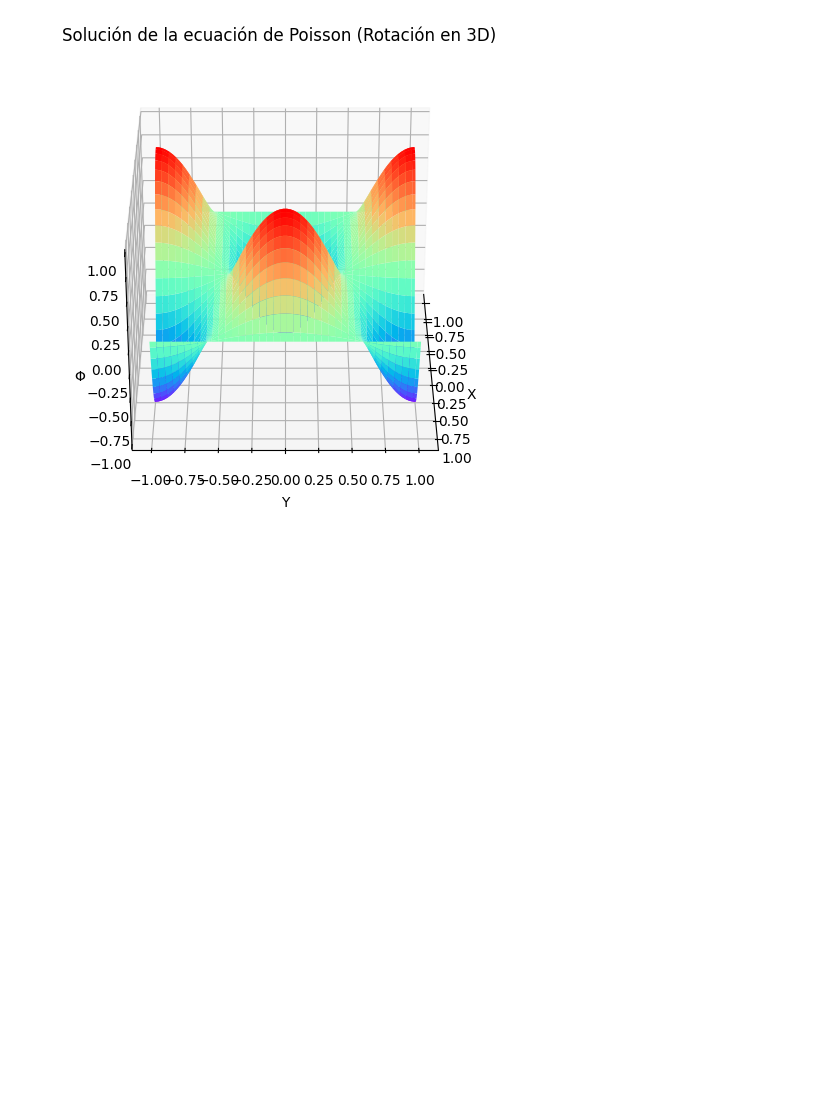
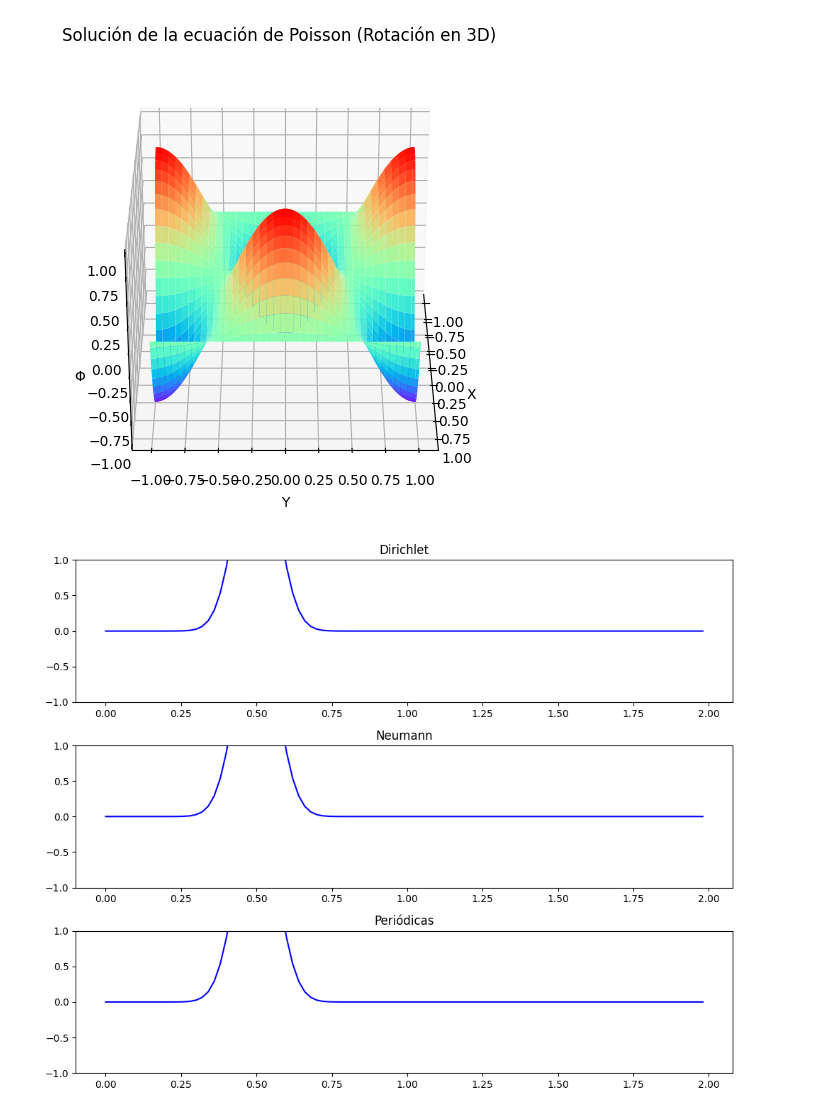
Before and after one commit to CatalinaFlorez/Metodos-Computacionales-2---Borrero-Florez, a Jupyter notebook: taller 4.ipynb, the cells around one changed output. Cells and saved outputs as stored; diff of their text form; code cells hidden in the pictures; blank space fills up the shorter version.

```diff
--- a/taller 4.ipynb
+++ b/taller 4.ipynb
@@ -127,3 +127,82 @@ anim.save('rotacion_3d.mp4', writer='ffmpeg')  # Requiere tener instalado ffmpeg
 MovieWriter ffmpeg unavailable; using Pillow instead.
 ValueError: unknown file extension: .mp4
 [figure]
+# %%
+import numpy as np
+import matplotlib.pyplot as plt
+import matplotlib.animation as animation
+
+# Parámetros
+L = 2.0
+c = 1.0
+N = 100  # Número de puntos espaciales
+dx = L / N
+x = np.linspace(0, L, N, endpoint=False)
+dt = 0.01
+C = c * dt / dx  # Coeficiente de Courant
+if C > 1:
+    raise ValueError("El coeficiente de Courant debe ser <= 1 para la estabilidad.")
+
+# Condiciones iniciales
+u0 = np.exp(-125 * (x - 0.5) ** 2)
+u1 = u0.copy()  # Derivada temporal inicial es cero, usando u(t+dt) = u(t) para la primera iteración
+
+# Inicialización de las soluciones para cada condición de frontera
+u_dirichlet = np.zeros((3, N))
+u_neumann = np.zeros((3, N))
+u_periodic = np.zeros((3, N))
+u_dirichlet[1, :] = u0
+u_neumann[1, :] = u0
+u_periodic[1, :] = u0
+
+# Función de actualización para la animación
+def update(frame):
+    global u_dirichlet, u_neumann, u_periodic
+
+    # Dirichlet
+    for i in range(1, N-1):
+        u_dirichlet[2, i] = 2 * u_dirichlet[1, i] - u_dirichlet[0, i] + C ** 2 * (u_dirichlet[1, i+1] - 2 * u_dirichlet[1, i] + u_dirichlet[1, i-1])
+    # Condiciones de frontera Dirichlet
+    u_dirichlet[2, 0] = 0
+    u_dirichlet[2, -1] = 0
+
+    # Neumann
+    for i in range(1, N-1):
+        u_neumann[2, i] = 2 * u_neumann[1, i] - u_neumann[0, i] + C ** 2 * (u_neumann[1, i+1] - 2 * u_neumann[1, i] + u_neumann[1, i-1])
+    # Condiciones de frontera Neumann
+    u_neumann[2, 0] = u_neumann[2, 1]
+    u_neumann[2, -1] = u_neumann[2, -2]
+
+    # Periódicas
+    for i in range(1, N-1):
+        u_periodic[2, i] = 2 * u_periodic[1, i] - u_periodic[0, i] + C ** 2 * (u_periodic[1, i+1] - 2 * u_periodic[1, i] + u_periodic[1, i-1])
+    # Condiciones de frontera Periódicas
+    u_periodic[2, 0] = 2 * u_periodic[1, 0] - u_periodic[0, 0] + C ** 2 * (u_periodic[1, 1] - 2 * u_periodic[1, 0] + u_periodic[1, -1])
+    u_periodic[2, -1] = u_periodic[2, 0]
+
+    # Actualizar u(t-Δt) y u(t)
+    u_dirichlet[0, :], u_dirichlet[1, :] = u_dirichlet[1, :], u_dirichlet[2, :]
+    u_neumann[0, :], u_neumann[1, :] = u_neumann[1, :], u_neumann[2, :]
+    u_periodic[0, :], u_periodic[1, :] = u_periodic[1, :], u_periodic[2, :]
+
+    # Actualizar las gráficas
+    lines[0].set_ydata(u_dirichlet[1, :])
+    lines[1].set_ydata(u_neumann[1, :])
+    lines[2].set_ydata(u_periodic[1, :])
+    return lines
+
+# Configuración de la animación
+fig, axes = plt.subplots(3, 1, figsize=(10, 8))
+lines = []
+titles = ['Dirichlet', 'Neumann', 'Periódicas']
+for ax, title in zip(axes, titles):
+    line, = ax.plot(x, u0, color='b')
+    ax.set_ylim(-1, 1)
+    ax.set_title(title)
+    lines.append(line)
+
+ani = animation.FuncAnimation(fig, update, frames=range(0, 1000, 10), interval=30, blit=True)
+plt.tight_layout()
+plt.show()
+# %% [output]
+[figure, added]
```
Also changed, not shown: parts of 1 cell of this notebook, 1 other file.
